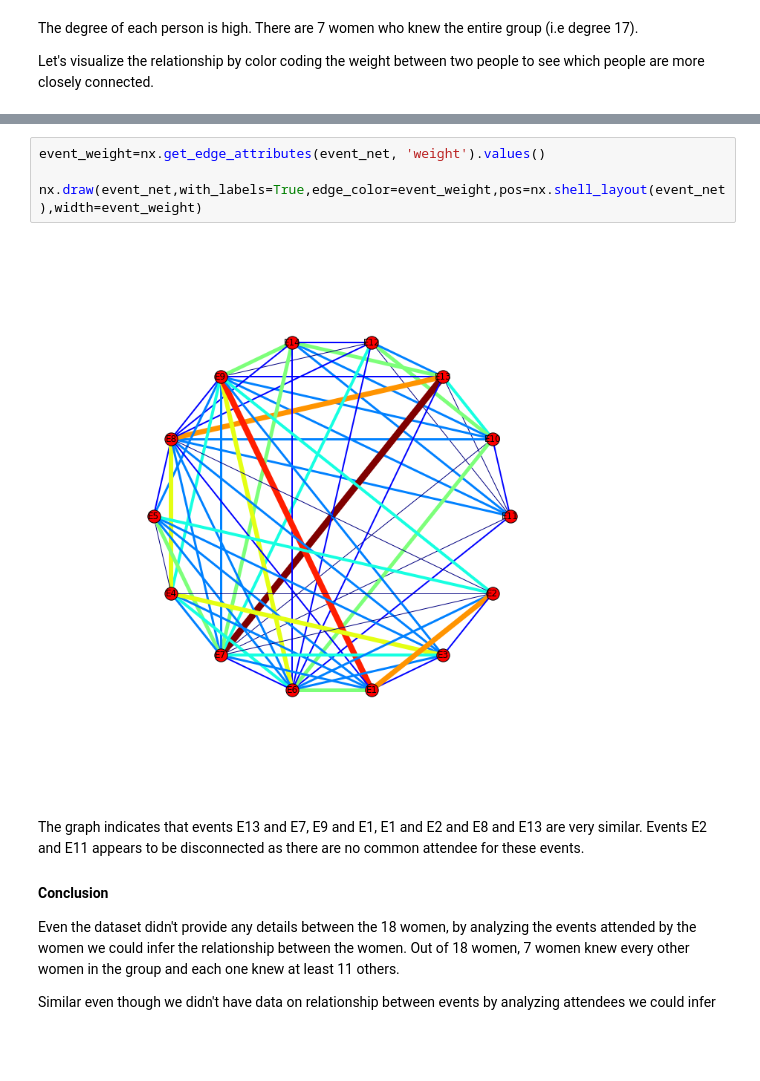
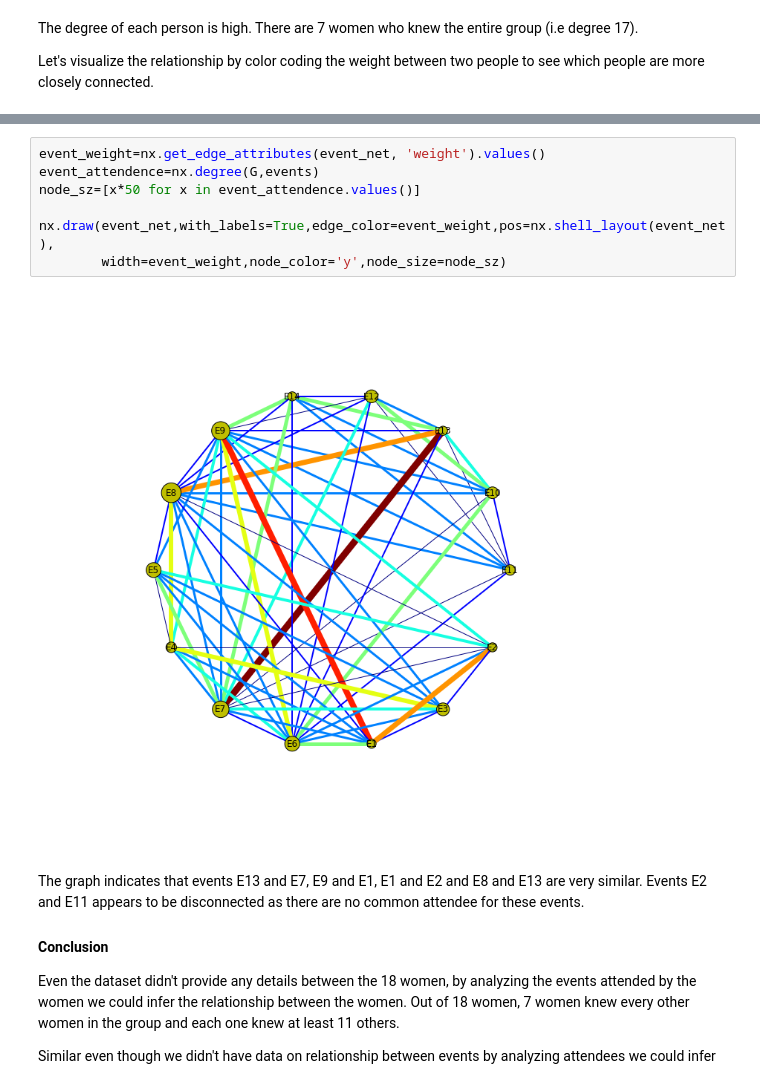
Before and after one commit to mkds/MSDA, a Jupyter notebook: DATA620/two-node-graph.ipynb, the cells around one changed output, grey strips where cells are left out. Saved outputs shown, nothing was run; the diff lists cells and outputs as text; blank space fills up the shorter version.

```diff
--- a/DATA620/two-node-graph.ipynb
+++ b/DATA620/two-node-graph.ipynb
@@ -68,9 +73,12 @@ We could look at the weight of the edge between two events to get a indication o
 # %%
 event_weight=nx.get_edge_attributes(event_net, 'weight').values()
+event_attendence=nx.degree(G,events)
+node_sz=[x*50 for x in event_attendence.values()]
 
-nx.draw(event_net,with_labels=True,edge_color=event_weight,pos=nx.shell_layout(event_net),width=event_weight)
+nx.draw(event_net,with_labels=True,edge_color=event_weight,pos=nx.shell_layout(event_net),
+        width=event_weight,node_color='y',node_size=node_sz)
 # %% [output]
-[figure, old version]
+[figure, new version]
 # %% [markdown]
 The graph indicates that events E13 and E7, E9 and E1, E1 and E2 and E8 and E13 are very similar. Events E2 and E11 appears to be disconnected as there are no common attendee for these events.
 
```
Also changed, not shown: parts of 10 cells of this notebook.
